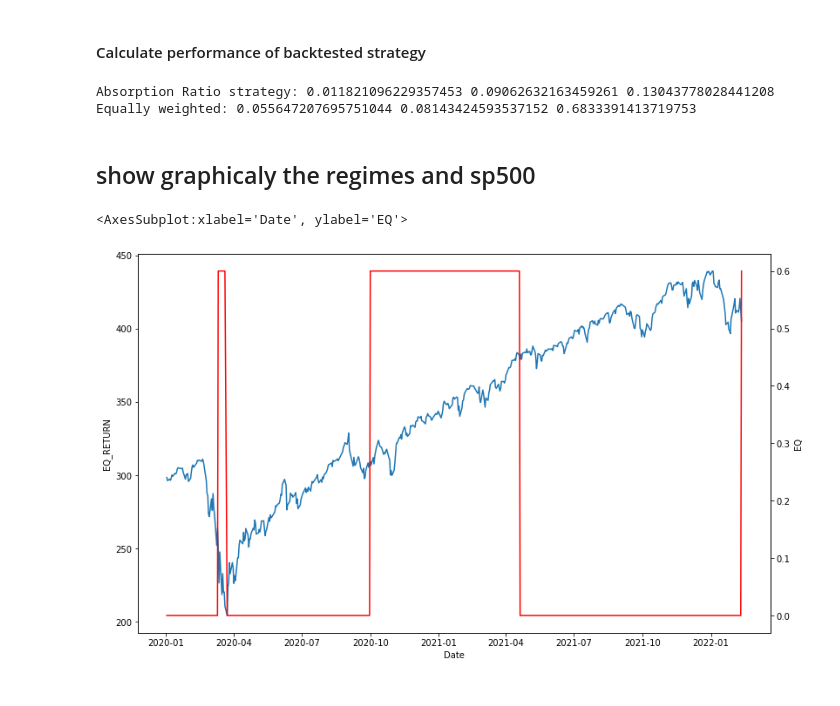
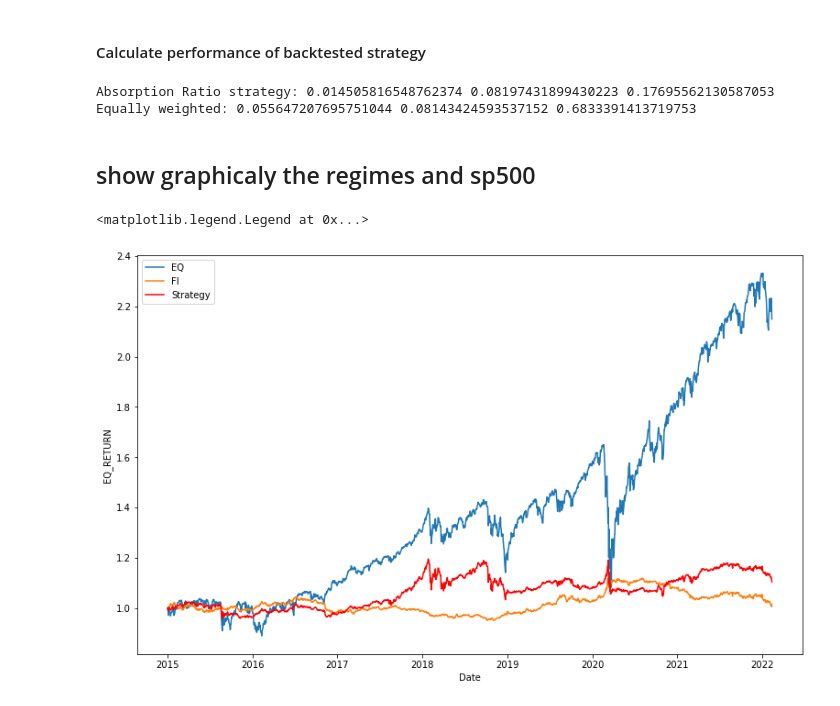
Before and after one commit to jgerhard/quantum-fund, a Jupyter notebook: regime.ipynb, the cells around one changed output. Cells and saved outputs as stored; diff of their text form; code cells hidden in the pictures.

Commit message:
cleaning up some errors, all symbols now fetched, and backtesting visuably against some etfs

```diff
--- a/regime.ipynb
+++ b/regime.ipynb
@@ -315,21 +336,36 @@ def backtest_strategy(strat_wgts, asset_returns, periods_per_year = 252):
     annualized_volatility = together.Returns.std() * np.sqrt(periods_per_year)
     return annualized_return, annualized_volatility, annualized_return/annualized_volatility
 # %%
-ann_ret, ann_vol, sharpe = backtest_strategy(wgts, etf_r)
+offset = "01-01-2015"
+ann_ret, ann_vol, sharpe = backtest_strategy(wgts[offset:], etf_r[offset:])
 print('Absorption Ratio strategy:', ann_ret, ann_vol, sharpe)
 eq_wgts = wgts.copy()
 eq_wgts.iloc[:, ] = 0.5
 ann_ret_eq_wgt, ann_vol_eq_wgt, sharpe_eq_wgt = backtest_strategy(eq_wgts, etf_r)
 print('Equally weighted:', ann_ret_eq_wgt, ann_vol_eq_wgt, sharpe_eq_wgt)
 # %% [output]
-Absorption Ratio strategy: 0.011821096229357453 0.09062632163459261 0.13043778028441208
+Absorption Ratio strategy: 0.014505816548762374 0.08197431899430223 0.17695562130587053
 Equally weighted: 0.055647207695751044 0.08143424593537152 0.6833391413719753
 # %% [markdown]
 ## show graphicaly the regimes and sp500
-# %%
-sns.lineplot(data=etf_prices.EQ_RETURN["01-01-2020":])
-ax2 = plt.twinx()
-sns.lineplot(data=wgts.EQ["01-01-2020":], ax=ax2, color="r")
-# %% [output]
-<AxesSubplot:xlabel='Date', ylabel='EQ'>
-[figure, removed]
+# %%
+port_r = wgts.EQ * etf_r.EQ_RETURN + wgts.FI * etf_r.FI_RETURN
+port_r = port_r[offset:]
+port_perform = np.cumprod(1+port_r)
+port_perform /= port_perform[0]
+
+EQ_perform = etf_prices.EQ_RETURN[offset:]
+EQ_perform /= EQ_perform[0]
+
+FI_perform = etf_prices.FI_RETURN[offset:]
+FI_perform /= FI_perform[0]
+
+
+
+sns.lineplot(data=EQ_perform, label="EQ")
+sns.lineplot(data=FI_perform, label="FI")
+sns.lineplot(data=port_perform, color="r", label="Strategy")
+plt.legend()
+# %% [output]
+<matplotlib.legend.Legend at 0x...>
+[figure, added]
```
Also changed, not shown: parts of 9 cells of this notebook, 1 other file.
